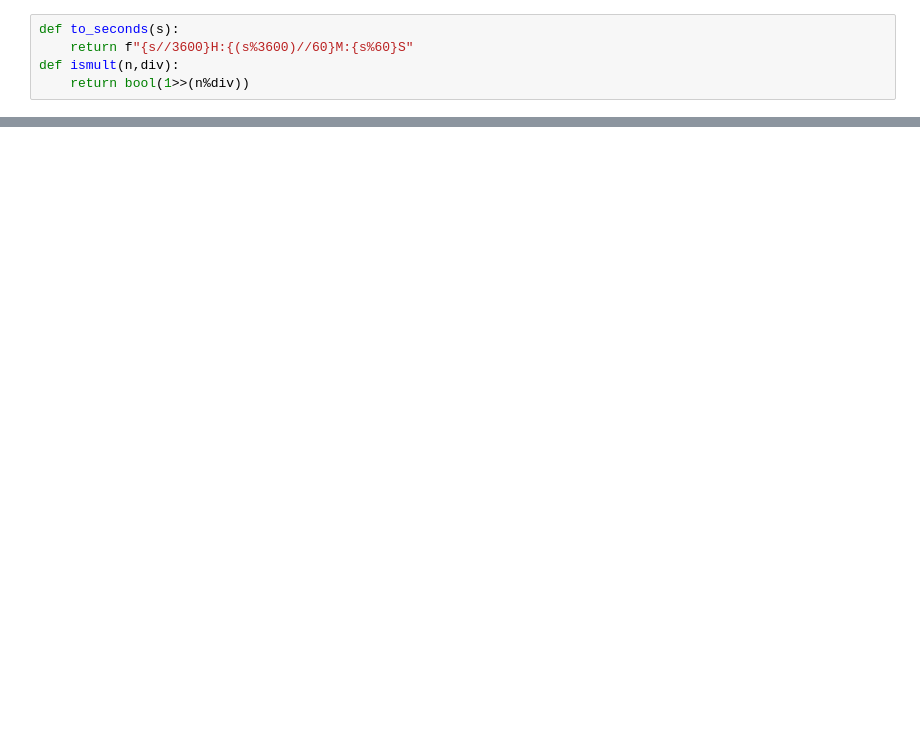
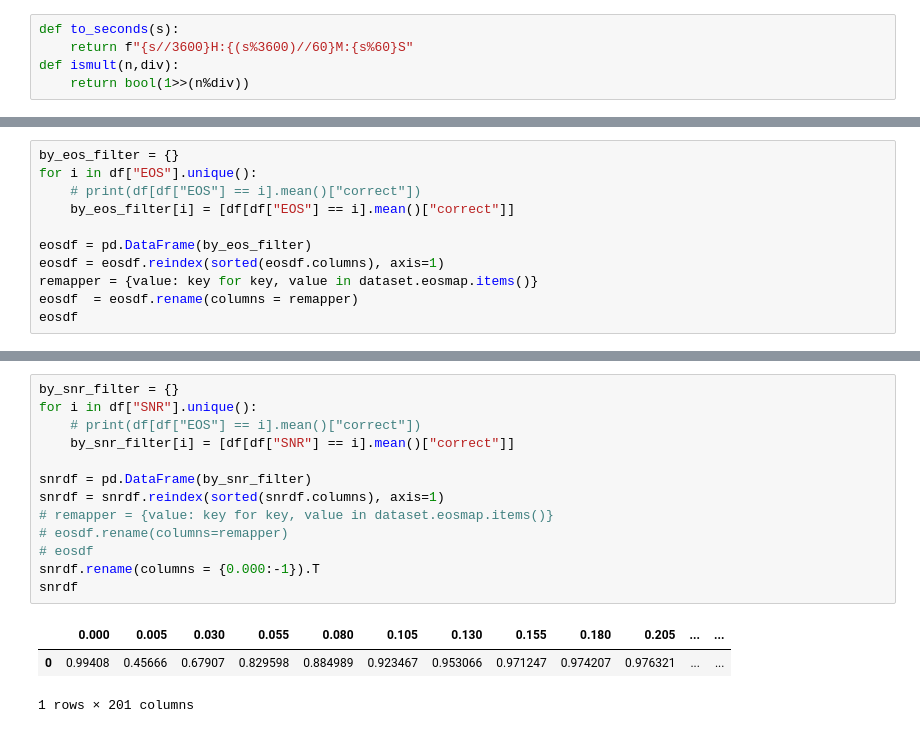
Before and after one commit to aashraychegu/testing_grounds, a Jupyter notebook: classifier.ipynb, the cells around one changed output, grey strips where cells are left out. Cells and saved outputs as stored; diff of their text form; blank space fills up the shorter version.

```diff
--- a/classifier.ipynb
+++ b/classifier.ipynb
@@ -207,0 +384,11 @@ print(average_accuracy,average_auroc)
+# %%
+by_eos_filter = {}
+for i in df["EOS"].unique():
+    # print(df[df["EOS"] == i].mean()["correct"])
+    by_eos_filter[i] = [df[df["EOS"] == i].mean()["correct"]]
+
+eosdf = pd.DataFrame(by_eos_filter)
+eosdf = eosdf.reindex(sorted(eosdf.columns), axis=1)
+remapper = {value: key for key, value in dataset.eosmap.items()}
+eosdf  = eosdf.rename(columns = remapper)
+eosdf
@@ -207,0 +401,17 @@ print(average_accuracy,average_auroc)
+# %%
+by_snr_filter = {}
+for i in df["SNR"].unique():
+    # print(df[df["EOS"] == i].mean()["correct"])
+    by_snr_filter[i] = [df[df["SNR"] == i].mean()["correct"]]
+
+snrdf = pd.DataFrame(by_snr_filter)
+snrdf = snrdf.reindex(sorted(snrdf.columns), axis=1)
+# remapper = {value: key for key, value in dataset.eosmap.items()}
+# eosdf.rename(columns=remapper)
+# eosdf
+snrdf.rename(columns = {0.000:-1}).T
+snrdf
+# %% [output]
+|  | 0.000 | 0.005 | 0.030 | 0.055 | 0.080 | 0.105 | 0.130 | 0.155 | 0.180 | 0.205 | ... | ... |
+| 0 | 0.99408 | 0.45666 | 0.67907 | 0.829598 | 0.884989 | 0.923467 | 0.953066 | 0.971247 | 0.974207 | 0.976321 | ... | ... |
+1 rows × 201 columns
```
Also changed, not shown: parts of 40 cells of this notebook, 3 other files.
